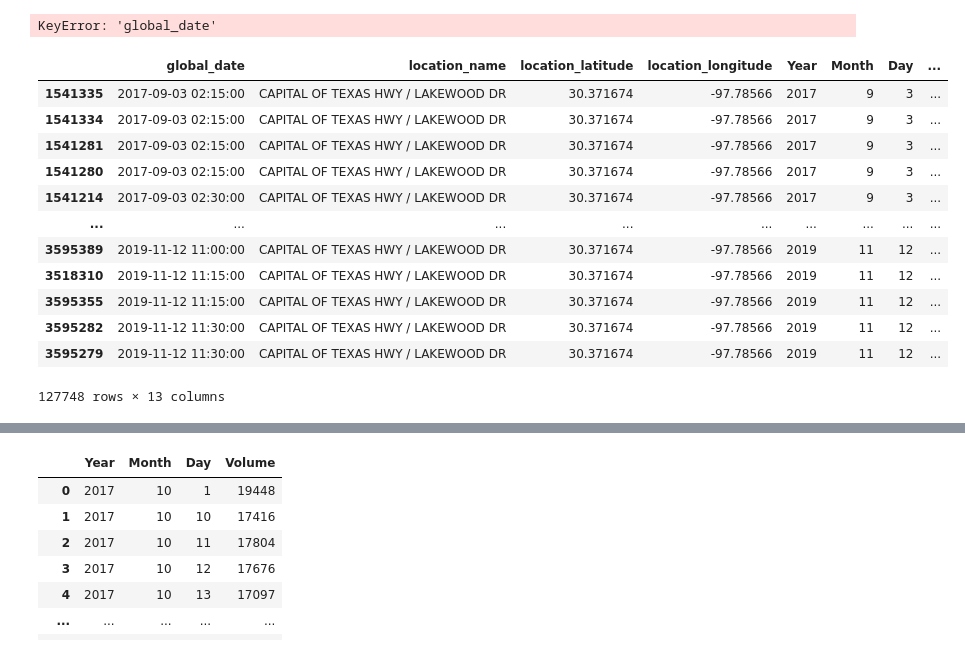
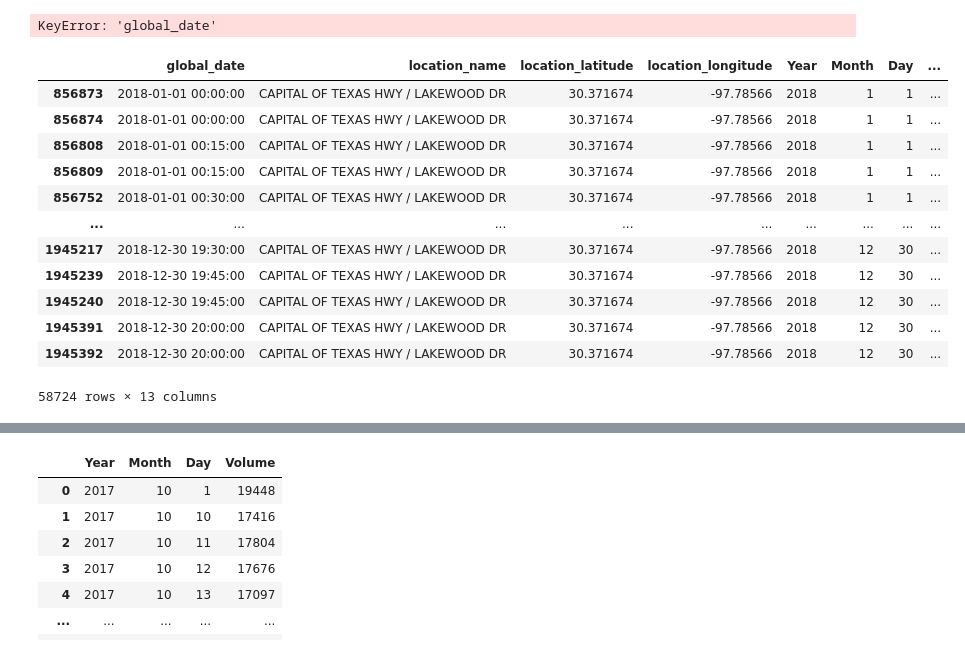
Before and after one commit to clemvst/RadarTrafficData, a Jupyter notebook: notebooks/open_data.ipynb, the cells around one changed output, grey strips where cells are left out. Cells and saved outputs as stored; diff of their text form; code cells hidden in the pictures.

```diff
--- a/notebooks/open_data.ipynb
+++ b/notebooks/open_data.ipynb
@@ -125,21 +121,21 @@ s2[s2["global_date"]==select_date]
 # %% [output]
 KeyError: 'global_date'
 # %%
-sub_df[(sub_df["Direction"]=="NB")|(sub_df["Year"]==2018)].sort_values("global_date")
+sub_df.loc[(sub_df["Direction"]=="NB")&(sub_df["Year"]=="2018")].sort_values("global_date")
 # %% [output]
 |  | global_date | location_name | location_latitude | location_longitude | Year | Month | Day | ... |
-| 1541335 | 2017-09-03 02:15:00 | CAPITAL OF TEXAS HWY / LAKEWOOD DR | 30.371674 | -97.78566 | 2017 | 9 | 3 | ... |
-| 1541334 | 2017-09-03 02:15:00 | CAPITAL OF TEXAS HWY / LAKEWOOD DR | 30.371674 | -97.78566 | 2017 | 9 | 3 | ... |
-| 1541281 | 2017-09-03 02:15:00 | CAPITAL OF TEXAS HWY / LAKEWOOD DR | 30.371674 | -97.78566 | 2017 | 9 | 3 | ... |
-| 1541280 | 2017-09-03 02:15:00 | CAPITAL OF TEXAS HWY / LAKEWOOD DR | 30.371674 | -97.78566 | 2017 | 9 | 3 | ... |
-| 1541214 | 2017-09-03 02:30:00 | CAPITAL OF TEXAS HWY / LAKEWOOD DR | 30.371674 | -97.78566 | 2017 | 9 | 3 | ... |
+| 856873 | 2018-01-01 00:00:00 | CAPITAL OF TEXAS HWY / LAKEWOOD DR | 30.371674 | -97.78566 | 2018 | 1 | 1 | ... |
+| 856874 | 2018-01-01 00:00:00 | CAPITAL OF TEXAS HWY / LAKEWOOD DR | 30.371674 | -97.78566 | 2018 | 1 | 1 | ... |
+| 856808 | 2018-01-01 00:15:00 | CAPITAL OF TEXAS HWY / LAKEWOOD DR | 30.371674 | -97.78566 | 2018 | 1 | 1 | ... |
+| 856809 | 2018-01-01 00:15:00 | CAPITAL OF TEXAS HWY / LAKEWOOD DR | 30.371674 | -97.78566 | 2018 | 1 | 1 | ... |
+| 856752 | 2018-01-01 00:30:00 | CAPITAL OF TEXAS HWY / LAKEWOOD DR | 30.371674 | -97.78566 | 2018 | 1 | 1 | ... |
 | ... | ... | ... | ... | ... | ... | ... | ... | ... |
-| 3595389 | 2019-11-12 11:00:00 | CAPITAL OF TEXAS HWY / LAKEWOOD DR | 30.371674 | -97.78566 | 2019 | 11 | 12 | ... |
-| 3518310 | 2019-11-12 11:15:00 | CAPITAL OF TEXAS HWY / LAKEWOOD DR | 30.371674 | -97.78566 | 2019 | 11 | 12 | ... |
-| 3595355 | 2019-11-12 11:15:00 | CAPITAL OF TEXAS HWY / LAKEWOOD DR | 30.371674 | -97.78566 | 2019 | 11 | 12 | ... |
-| 3595282 | 2019-11-12 11:30:00 | CAPITAL OF TEXAS HWY / LAKEWOOD DR | 30.371674 | -97.78566 | 2019 | 11 | 12 | ... |
-| 3595279 | 2019-11-12 11:30:00 | CAPITAL OF TEXAS HWY / LAKEWOOD DR | 30.371674 | -97.78566 | 2019 | 11 | 12 | ... |
+| 1945217 | 2018-12-30 19:30:00 | CAPITAL OF TEXAS HWY / LAKEWOOD DR | 30.371674 | -97.78566 | 2018 | 12 | 30 | ... |
+| 1945239 | 2018-12-30 19:45:00 | CAPITAL OF TEXAS HWY / LAKEWOOD DR | 30.371674 | -97.78566 | 2018 | 12 | 30 | ... |
+| 1945240 | 2018-12-30 19:45:00 | CAPITAL OF TEXAS HWY / LAKEWOOD DR | 30.371674 | -97.78566 | 2018 | 12 | 30 | ... |
+| 1945391 | 2018-12-30 20:00:00 | CAPITAL OF TEXAS HWY / LAKEWOOD DR | 30.371674 | -97.78566 | 2018 | 12 | 30 | ... |
+| 1945392 | 2018-12-30 20:00:00 | CAPITAL OF TEXAS HWY / LAKEWOOD DR | 30.371674 | -97.78566 | 2018 | 12 | 30 | ... |
-127748 rows × 13 columns
+58724 rows × 13 columns
 # %%
 sub_df2018=sub_df[(sub_df["Direction"]=="NB")|(sub_df["Year"]==2018)]
 # %%
```
Also changed, not shown: parts of 12 cells of this notebook, 2 other files.
